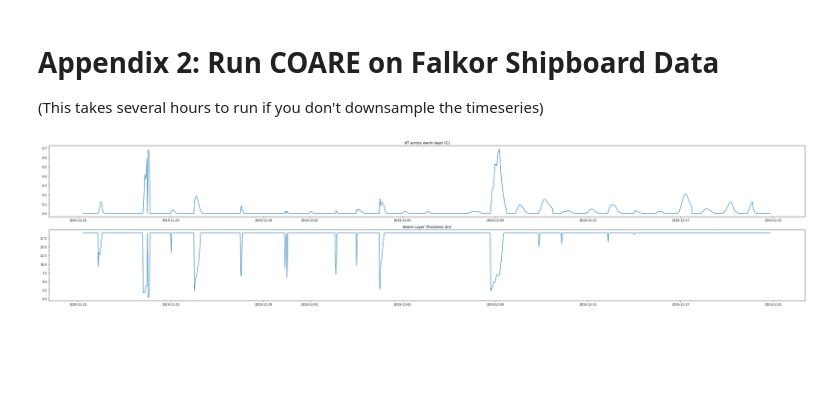
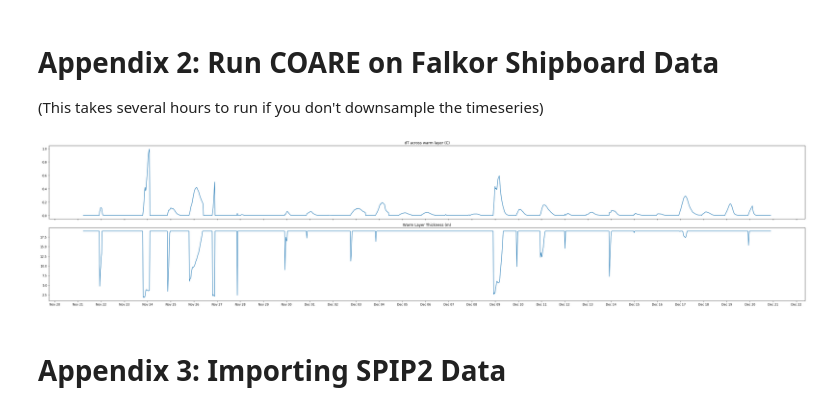
Before and after one commit to carsonwitte/Falkor-DWL-Code, a Jupyter notebook: Research Summary.ipynb, the cells around one changed output. Drawn from its saved outputs; the diff is of its cells as text; code cells hidden in the pictures; blank space fills up the shorter version.

```diff
--- a/Research Summary.ipynb
+++ b/Research Summary.ipynb
@@ -112,7 +116,7 @@ zi_default = 600.0
 height = 16.0 #height of metpak above waterline (m) - must be a float
 bulkdepth = 5.0 #location of intake valve below waterline (m)
 
-yday = matlab.double((fk.index.dayofyear + (fk.index.hour/(24.0)) + (fk.index.minute/(24.0*60)) + (fk.index.second/(24.0*60*60))).to_list())
+yday = matlab.double((fk.index.dayofyear + ((fk.index.hour-10)/(24.0)) + (fk.index.minute/(24.0*60)) + (fk.index.second/(24.0*60*60))).to_list())
 Ur = matlab.double(list(fk.WindSpd_FM)) #wind speed (m/s) relative to water at height zu
 zu = matlab.double((np.zeros(len(fk))+height).tolist()) #height (m) of wind measurement
 Tair = matlab.double(list(fk.AirTemp_FM)) # air temp (degC)at height zt
@@ -132,13 +136,19 @@ Rainrate = matlab.double((np.zeros(len(fk))).tolist()) #rain rate (mm/hr)
 coare_out_warmlayer = eng.coare35vnWarm(yday,Ur,height,Tair,height,RH,height,Pair,Tsea,Solar,IR,Lat,Lon,zi_default,Rainrate,bulkdepth)
 coare_warmlayer = pd.DataFrame(index=fk.index,data=np.asarray(coare_out_warmlayer),columns=['ustar', 'tau', 'sensible_flux', 'latent_flux', 'buoyancy_flux', 'hsbb', 'hlwebb', 'tsr', 'qsr', 'zot', 'zoq', 'Cd', 'Ch', 'Ce', 'L', 'zet', 'dter', 'dqer', 'tkt', 'Urf', 'Trf', 'Qrf', 'RHrf', 'UrfN', 'Rnl', 'Le', 'rhoa', 'UN', 'U10', 'U10N', 'Cdn_10', 'Chn_10', 'Cen_10', 'RF', 'Qs', 'Evap', 'T10', 'Q10', 'RH10','dt_warmlayer','warmlayerthickness','dsea'])
 coare_xr = xr.Dataset.from_dataframe(coare_warmlayer)
-coare_xr.to_netcdf('../../Data/Level 1/Shipboard COARE Inputs/fk_shipboard_coare_outputs_30min_v1.cdf')
+#coare_xr.to_netcdf('../../Data/Level 1/Shipboard COARE Inputs/fk_shipboard_coare_outputs_30min_v1.cdf')
 # %%
-fig,axx = plt.subplots(nrows=2,figsize=(36,8),facecolor='w')
+fig,axx = plt.subplots(nrows=2,figsize=(36,8),facecolor='w',sharex=True)
 axx[0].plot(coare_warmlayer.dt_warmlayer)
 axx[0].set_title('dT across warm layer (C)')
 axx[1].plot(coare_warmlayer.warmlayerthickness)
 axx[1].set_title('Warm Layer Thickness (m)')
 plt.tight_layout()
+
+axx[0].xaxis.set_major_locator(ticker.MultipleLocator(1))
+myFmt = mdates.DateFormatter('%b %d')
+axx[0].xaxis.set_major_formatter(myFmt);
 # %% [output]
-[figure, old version]
+[figure, new version]
+# %% [markdown]
+# Appendix 3: Importing SPIP2 Data
```
Also changed, not shown: parts of 3 cells of this notebook.
